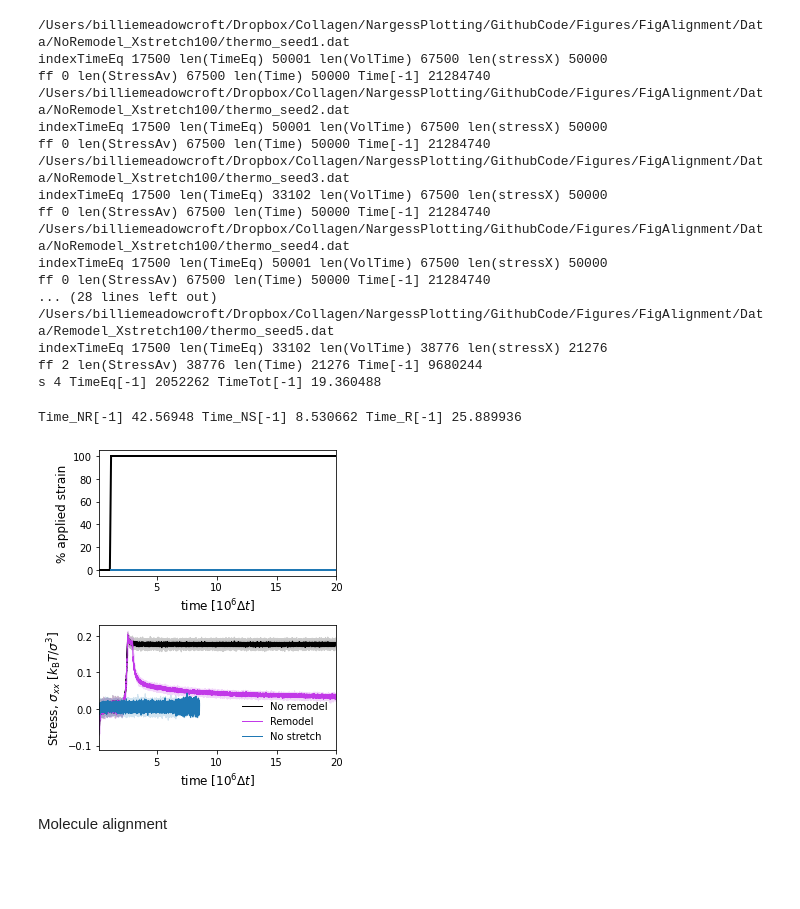
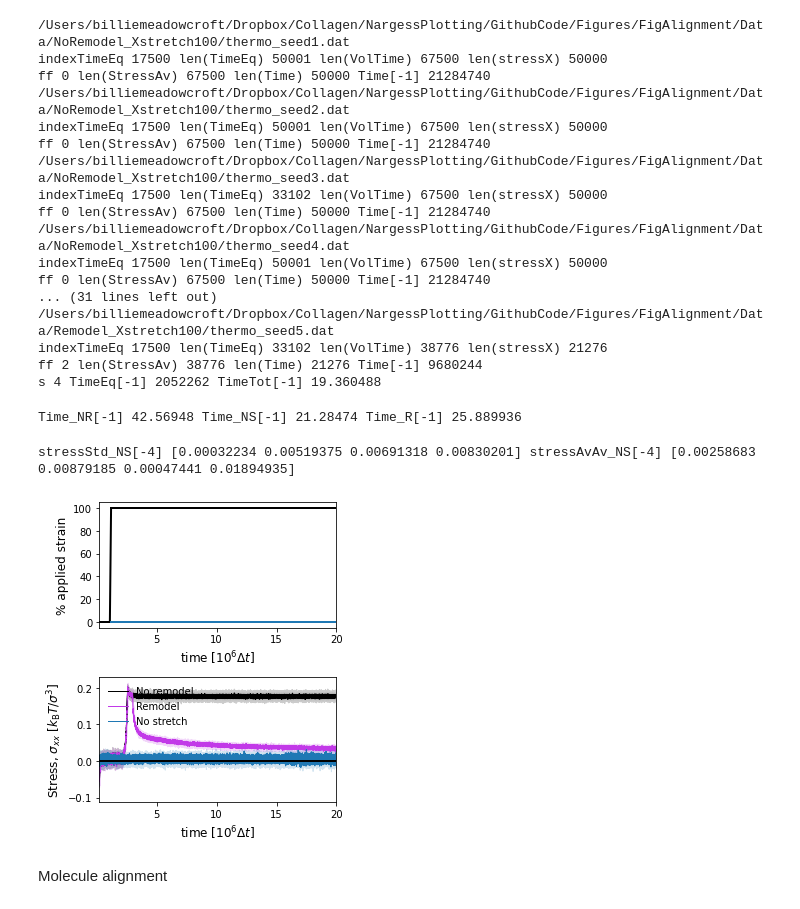
Before and after one commit to Billie1717/CollagenMemory, a Jupyter notebook: Figures/FigAlignment/Mechanics.ipynb, the cells around one changed output. Saved outputs shown, nothing was run; the diff lists cells and outputs as text; code cells hidden in the pictures; blank space fills up the shorter version.

```diff
--- a/Figures/FigAlignment/Mechanics.ipynb
+++ b/Figures/FigAlignment/Mechanics.ipynb
@@ -75,6 +78,8 @@ for ff in range(3):
         print("ff",ff,"len(StressAv)",len(stressxAv),"len(Time)",len(Time),'Time[-1]',Time[-1])
         if ff==2:
             print("s",s,"TimeEq[-1]",TimeEq[-1],"TimeTot[-1]",TimeTot[-1]/0.5e6)
+        if ff==1:
+            print("s",s,"TimeEq[-1]",TimeEq[-1],"TimeTot[-1]",TimeTot[-1]/1e6)
 
     # Create a masked array to handle variable-length data
     max_len = max(len(arr) for arr in StressAll)
@@ -112,7 +117,7 @@ ff 0 len(StressAv) 67500 len(Time) 50000 Time[-1] 21284740
 /Users/billiemeadowcroft/Dropbox/Collagen/NargessPlotting/GithubCode/Figures/FigAlignment/Data/NoRemodel_Xstretch100/thermo_seed4.dat
 indexTimeEq 17500 len(TimeEq) 50001 len(VolTime) 67500 len(stressX) 50000
 ff 0 len(StressAv) 67500 len(Time) 50000 Time[-1] 21284740
-... (28 lines left out)
+... (31 lines left out)
 /Users/billiemeadowcroft/Dropbox/Collagen/NargessPlotting/GithubCode/Figures/FigAlignment/Data/Remodel_Xstretch100/thermo_seed5.dat
 indexTimeEq 17500 len(TimeEq) 33102 len(VolTime) 38776 len(stressX) 21276
 ff 2 len(StressAv) 38776 len(Time) 21276 Time[-1] 9680244
@@ -120,34 +125,37 @@ s 4 TimeEq[-1] 2052262 TimeTot[-1] 19.360488
 # %%
 print("Time_NR[-1]",Time_NR[-1],"Time_NS[-1]",Time_NS[-1],"Time_R[-1]",Time_R[-1])
 # %% [output]
-Time_NR[-1] 42.56948 Time_NS[-1] 8.530662 Time_R[-1] 25.889936
+Time_NR[-1] 42.56948 Time_NS[-1] 21.28474 Time_R[-1] 25.889936
 # %%
 fig,ax= plt.subplots(2,1,figsize = (4.5,5))
 #fig2,ax2= plt.subplots(1,4,figsize = (12,4))
 labels = ["No remodel","Remodel","No stretch"]
 ax[0].plot([0,(TEq)/1e6],[0,0],color = clrs[0],linewidth = 2)
 ax[0].plot([(TEq)/1e6,(TEq+1e5)/1e6],[0,100],color = clrs[0],linewidth = 2)
 ax[0].plot([(TEq+1e5)/1e6,20],[100,100],color = clrs[0],linewidth = 2)
 ax[0].plot([(TEq+1e5)/1e6,20],[0,0],color = clrs[2],linewidth = 2)
 ax[1].plot(Time_NR,stressAvAv_NR,color = clrs[0],linewidth = 1,label = labels[0])
 ax[1].fill_between(Time_NR,np.subtract(stressAvAv_NR,stressStd_NR),np.add(stressAvAv_NR,stressStd_NR),color = clrs[0],alpha = 0.2)
 ax[1].plot(Time_R,stressAvAv_R,color = clrs[1],linewidth = 1,label = labels[1])
 ax[1].fill_between(Time_R,np.subtract(stressAvAv_R,stressStd_R),np.add(stressAvAv_R,stressStd_R),color = clrs[1],alpha = 0.2)
 ax[1].plot(Time_NS,stressAvAv_NS,color = clrs[2],linewidth = 1,label = labels[2])
 ax[1].fill_between(Time_NS,np.subtract(stressAvAv_NS,stressStd_NS),np.add(stressAvAv_NS,stressStd_NS),color = clrs[2],alpha = 0.2)
+print("stressStd_NS[-4]",stressStd_NS[:4],"stressAvAv_NS[-4]",stressAvAv_NS[-4:])
+ax[1].plot([0,20e6],[0,0],color = "black",linewidth = 2)
 ax[1].set_ylabel(r"Stress, $\sigma_{xx} ~[k_{\mathrm{B}}T/\sigma^{3}$]",fontsize =fs2)
 ax[0].set_ylabel("% applied strain",fontsize =fs2)
 ax[1].set_xlabel(r"time [$10^6\Delta t$]",fontsize =fs2)
 ax[1].legend(frameon=False)
 ax[0].set_xlabel(r"time [$10^6\Delta t$]",fontsize =fs2)
 ax[0].set_xlim([0.2,20])
 ax[1].set_xlim([0.2,20])
 #ax[1].set_ylim([-0.05,0.22])
 fig.tight_layout()
 #fig.savefig(plotsdir+'Stress_NoRemodelVsNoStretch.pdf')
 fig.savefig(plotsdir+'Stress_NoRemodelVsNoStretch.png')
 # %% [output]
+stressStd_NS[-4] [0.00032234 0.00519375 0.00691318 0.00830201] stressAvAv_NS[-4] [0.00258683 0.00879185 0.00047441 0.01894935]
-[figure, old version]
+[figure, new version]
 # %% [markdown]
 Molecule alignment
 # %%
```
Also changed, not shown: parts of 1 cell of this notebook, 13 other files.
